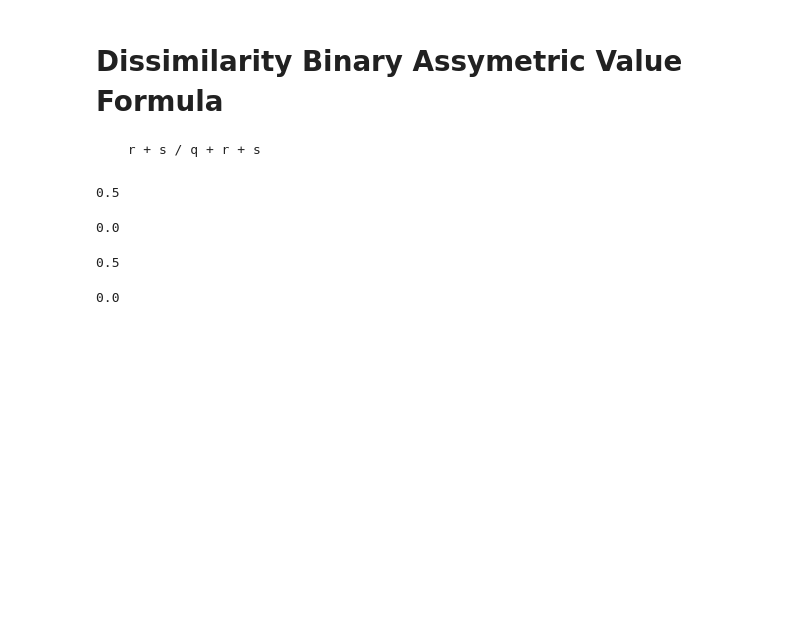
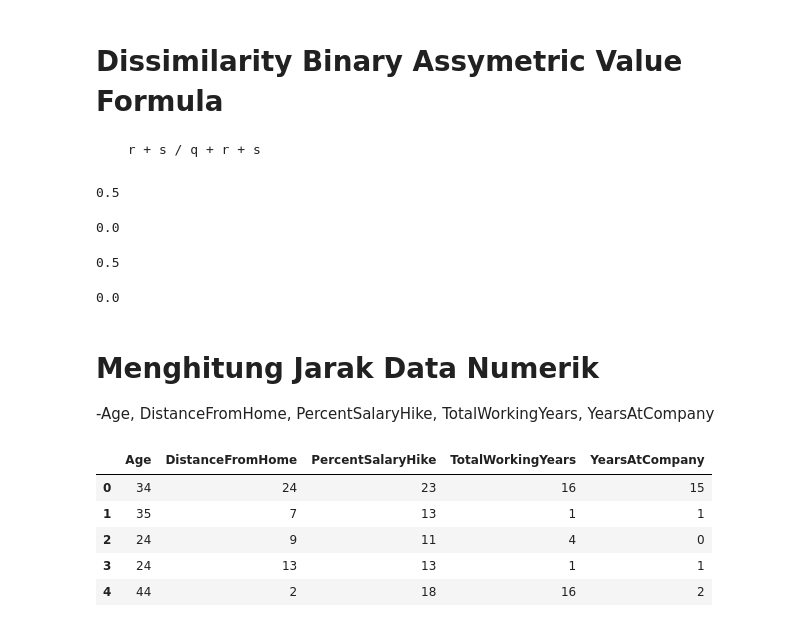
Before and after one commit to Nauvaldi/Datamining, a Jupyter notebook: Tugas_1.ipynb, the cells around one changed output. Saved outputs shown, nothing was run; the diff lists cells and outputs as text; code cells hidden in the pictures; blank space fills up the shorter version.

```diff
--- a/Tugas_1.ipynb
+++ b/Tugas_1.ipynb
@@ -215,3 +215,7 @@ d_1_4
 d_1_5
 # %% [output]
 0.0
+# %% [markdown]
+# Menghitung Jarak Data Numerik
+
+-Age, DistanceFromHome, PercentSalaryHike, TotalWorkingYears, YearsAtCompany
@@ -217,0 +224,9 @@ d_1_5
+# %%
+df[["Age","DistanceFromHome","PercentSalaryHike","TotalWorkingYears","YearsAtCompany"]].head(5)
+# %% [output]
+|  | Age | DistanceFromHome | PercentSalaryHike | TotalWorkingYears | YearsAtCompany |
+| 0 | 34 | 24 | 23 | 16 | 15 |
+| 1 | 35 | 7 | 13 | 1 | 1 |
+| 2 | 24 | 9 | 11 | 4 | 0 |
+| 3 | 24 | 13 | 13 | 1 | 1 |
+| 4 | 44 | 2 | 18 | 16 | 2 |
```
Also changed, not shown: parts of 4 cells of this notebook.
